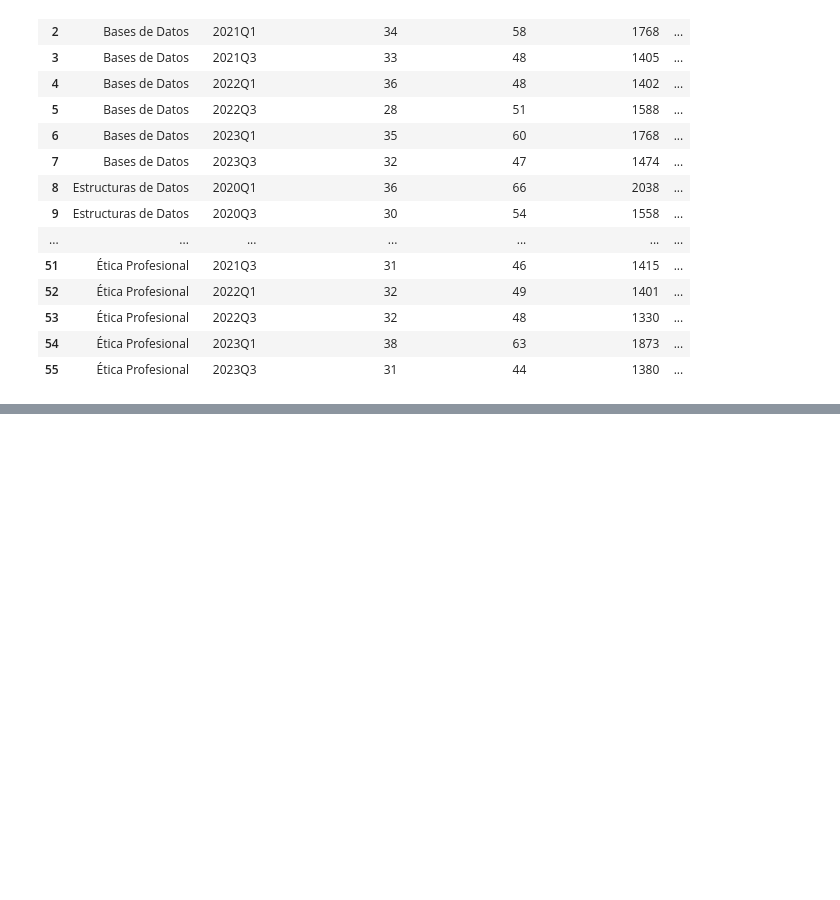
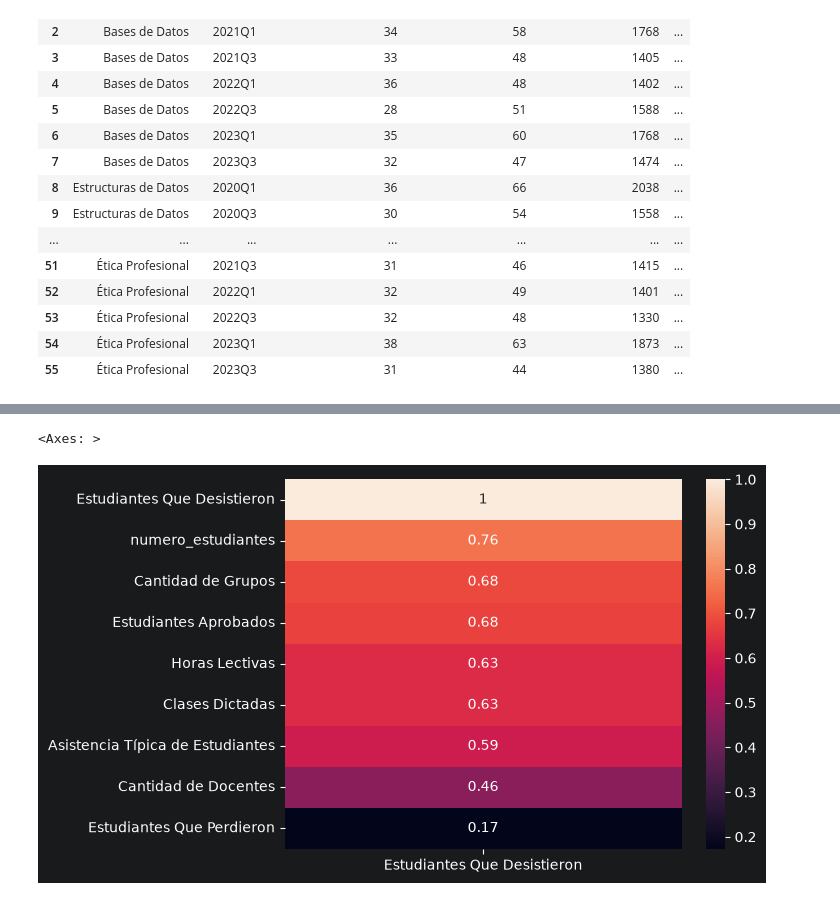
Before and after one commit to Capstone-Tech-Tailors/Analitica-Educativa, a Jupyter notebook: exploracion/Consultas Estructuradas Con Metricas.ipynb, the cells around one changed output, grey strips where cells are left out. Drawn from its saved outputs; the diff is of its cells as text; code cells hidden in the pictures; blank space fills up the shorter version.

```diff
--- a/exploracion/Consultas Estructuradas Con Metricas.ipynb
+++ b/exploracion/Consultas Estructuradas Con Metricas.ipynb
@@ -476,0 +650,5 @@ seguimiento_asignaturas
+# %%
+sns.heatmap(corr_asign.loc[:, ["Estudiantes Que Desistieron"]].sort_values(["Estudiantes Que Desistieron"], ascending=False), annot=True)
+# %% [output]
+<Axes: >
+[figure, added]
```
Also changed, not shown: parts of 12 cells of this notebook.
